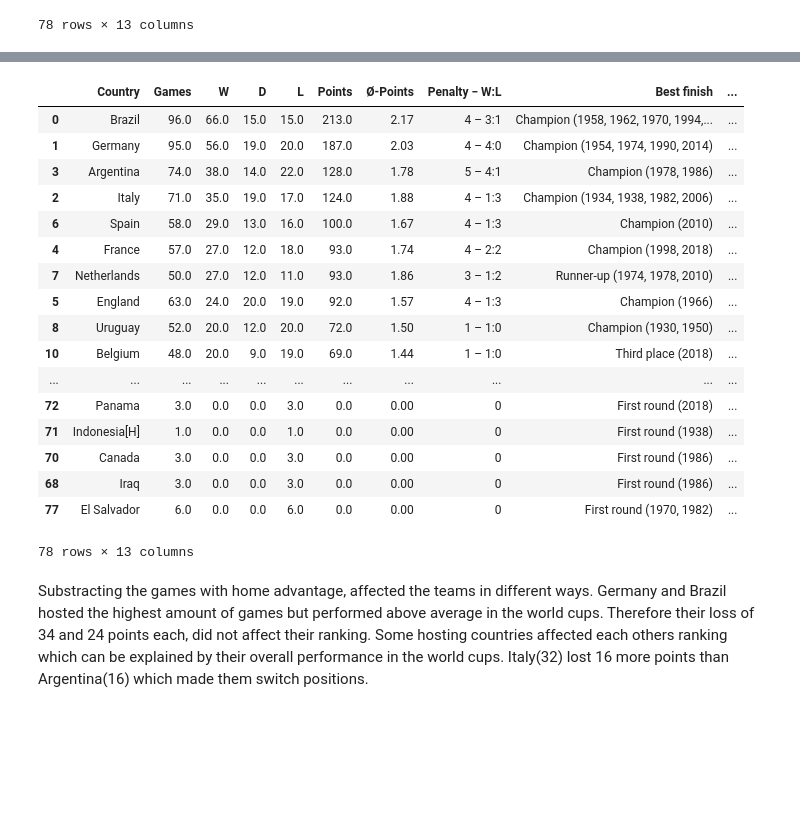
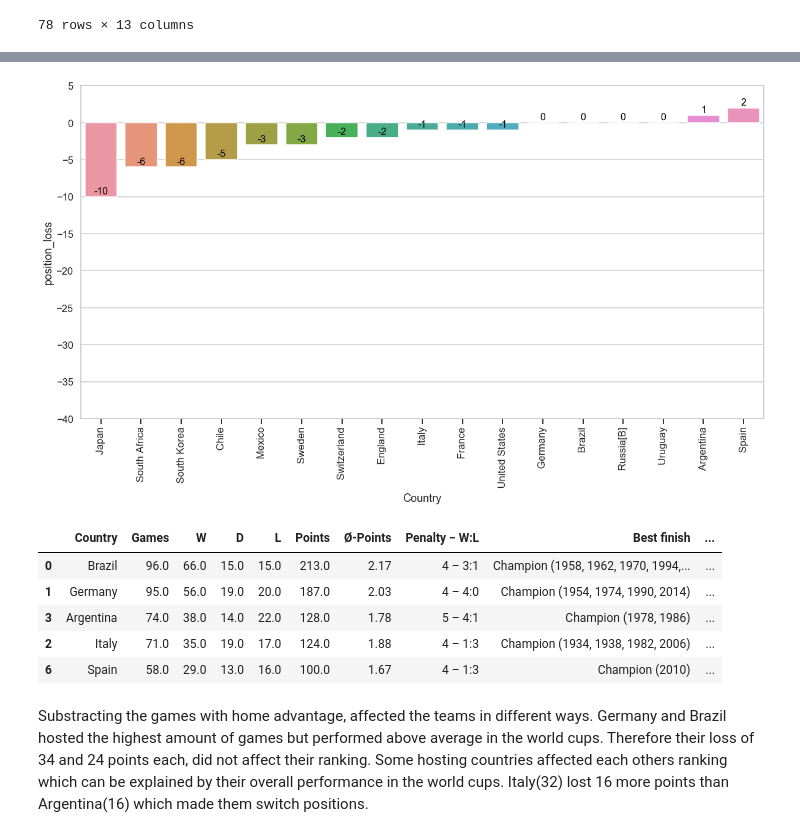
Before and after one commit to nichohelmut/Write-a-Data-Science-Blog-Post, a Jupyter notebook: Data Science Blog Post.ipynb, the cells around one changed output, grey strips where cells are left out. Drawn from its saved outputs; the diff is of its cells as text; code cells hidden in the pictures; blank space fills up the shorter version.

```diff
--- a/Data Science Blog Post.ipynb
+++ b/Data Science Blog Post.ipynb
@@ -447,24 +453,16 @@ for p in ax.patches:
+# %%
+bar_plot('position_loss')
+# %% [output]
+[figure, added]
 # %%
-df_adjusted
+df_adjusted.head()
 # %% [output]
 |  | Country | Games | W | D | L | Points | Ø-Points | Penalty − W:L | Best finish | ... |
 | 0 | Brazil | 96.0 | 66.0 | 15.0 | 15.0 | 213.0 | 2.17 | 4 – 3:1 | Champion (1958, 1962, 1970, 1994,... | ... |
 | 1 | Germany | 95.0 | 56.0 | 19.0 | 20.0 | 187.0 | 2.03 | 4 – 4:0 | Champion (1954, 1974, 1990, 2014) | ... |
 | 3 | Argentina | 74.0 | 38.0 | 14.0 | 22.0 | 128.0 | 1.78 | 5 – 4:1 | Champion (1978, 1986) | ... |
 | 2 | Italy | 71.0 | 35.0 | 19.0 | 17.0 | 124.0 | 1.88 | 4 – 1:3 | Champion (1934, 1938, 1982, 2006) | ... |
 | 6 | Spain | 58.0 | 29.0 | 13.0 | 16.0 | 100.0 | 1.67 | 4 – 1:3 | Champion (2010) | ... |
-| 4 | France | 57.0 | 27.0 | 12.0 | 18.0 | 93.0 | 1.74 | 4 – 2:2 | Champion (1998, 2018) | ... |
-| 7 | Netherlands | 50.0 | 27.0 | 12.0 | 11.0 | 93.0 | 1.86 | 3 – 1:2 | Runner-up (1974, 1978, 2010) | ... |
-| 5 | England | 63.0 | 24.0 | 20.0 | 19.0 | 92.0 | 1.57 | 4 – 1:3 | Champion (1966) | ... |
-| 8 | Uruguay | 52.0 | 20.0 | 12.0 | 20.0 | 72.0 | 1.50 | 1 – 1:0 | Champion (1930, 1950) | ... |
-| 10 | Belgium | 48.0 | 20.0 | 9.0 | 19.0 | 69.0 | 1.44 | 1 – 1:0 | Third place (2018) | ... |
-| ... | ... | ... | ... | ... | ... | ... | ... | ... | ... | ... |
-| 72 | Panama | 3.0 | 0.0 | 0.0 | 3.0 | 0.0 | 0.00 | 0 | First round (2018) | ... |
-| 71 | Indonesia[H] | 1.0 | 0.0 | 0.0 | 1.0 | 0.0 | 0.00 | 0 | First round (1938) | ... |
-| 70 | Canada | 3.0 | 0.0 | 0.0 | 3.0 | 0.0 | 0.00 | 0 | First round (1986) | ... |
-| 68 | Iraq | 3.0 | 0.0 | 0.0 | 3.0 | 0.0 | 0.00 | 0 | First round (1986) | ... |
-| 77 | El Salvador | 6.0 | 0.0 | 0.0 | 6.0 | 0.0 | 0.00 | 0 | First round (1970, 1982) | ... |
-78 rows × 13 columns
 # %% [markdown]
 Substracting the games with home advantage, affected the teams in different ways.
 Germany and Brazil hosted the highest amount of games but performed above average in the world cups. Therefore their loss of 34 and 24 points each, did not affect their ranking. Some hosting countries affected each others ranking which can be explained by their overall performance in the world cups. Italy(32) lost 16 more points than Argentina(16) which made them switch positions.
```
Also changed, not shown: parts of 9 cells of this notebook.
